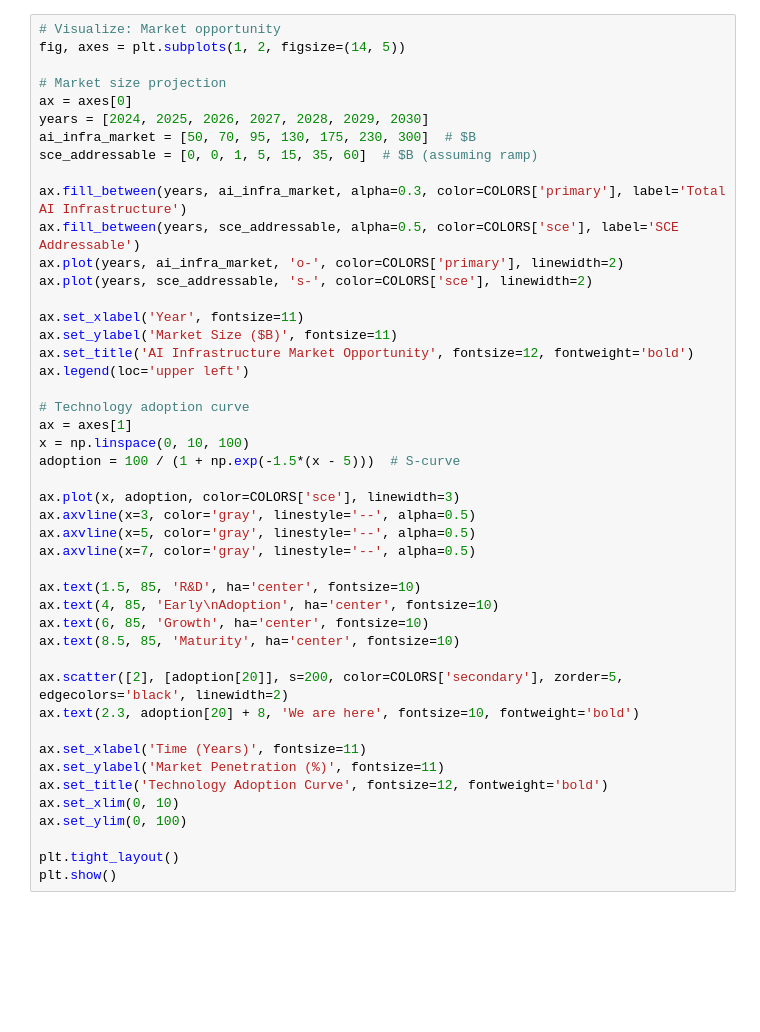
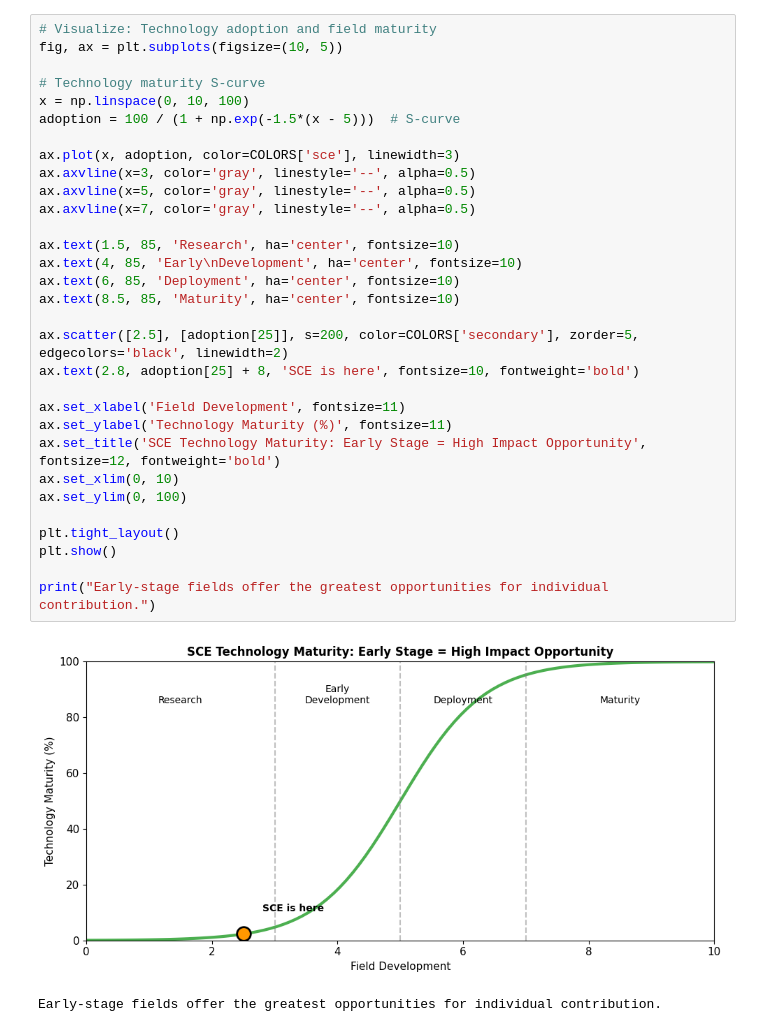
Before and after one commit to Adiabatic-Machines/sce-futures, a Jupyter notebook: notebooks/00_executive_overview.ipynb, the cells around one changed output. Saved outputs shown, nothing was run; the diff lists cells and outputs as text; blank space fills up the shorter version.

```diff
--- a/notebooks/00_executive_overview.ipynb
+++ b/notebooks/00_executive_overview.ipynb
@@ -562,49 +555,37 @@ And unlike incremental CMOS improvements, SCE offers a **defensible moat** based
 # %%
-# Visualize: Market opportunity
-fig, axes = plt.subplots(1, 2, figsize=(14, 5))
+# Visualize: Technology adoption and field maturity
+fig, ax = plt.subplots(figsize=(10, 5))
 
-# Market size projection
-ax = axes[0]
-years = [2024, 2025, 2026, 2027, 2028, 2029, 2030]
-ai_infra_market = [50, 70, 95, 130, 175, 230, 300]  # $B
-sce_addressable = [0, 0, 1, 5, 15, 35, 60]  # $B (assuming ramp)
-
-ax.fill_between(years, ai_infra_market, alpha=0.3, color=COLORS['primary'], label='Total AI Infrastructure')
-ax.fill_between(years, sce_addressable, alpha=0.5, color=COLORS['sce'], label='SCE Addressable')
-ax.plot(years, ai_infra_market, 'o-', color=COLORS['primary'], linewidth=2)
-ax.plot(years, sce_addressable, 's-', color=COLORS['sce'], linewidth=2)
-
-ax.set_xlabel('Year', fontsize=11)
-ax.set_ylabel('Market Size ($B)', fontsize=11)
-ax.set_title('AI Infrastructure Market Opportunity', fontsize=12, fontweight='bold')
-ax.legend(loc='upper left')
-
-# Technology adoption curve
-ax = axes[1]
+# Technology maturity S-curve
 x = np.linspace(0, 10, 100)
 adoption = 100 / (1 + np.exp(-1.5*(x - 5)))  # S-curve
 
 ax.plot(x, adoption, color=COLORS['sce'], linewidth=3)
 ax.axvline(x=3, color='gray', linestyle='--', alpha=0.5)
 ax.axvline(x=5, color='gray', linestyle='--', alpha=0.5)
 ax.axvline(x=7, color='gray', linestyle='--', alpha=0.5)
 
-ax.text(1.5, 85, 'R&D', ha='center', fontsize=10)
-ax.text(4, 85, 'Early\nAdoption', ha='center', fontsize=10)
-ax.text(6, 85, 'Growth', ha='center', fontsize=10)
+ax.text(1.5, 85, 'Research', ha='center', fontsize=10)
+ax.text(4, 85, 'Early\nDevelopment', ha='center', fontsize=10)
+ax.text(6, 85, 'Deployment', ha='center', fontsize=10)
 ax.text(8.5, 85, 'Maturity', ha='center', fontsize=10)
 
-ax.scatter([2], [adoption[20]], s=200, color=COLORS['secondary'], zorder=5, edgecolors='black', linewidth=2)
-ax.text(2.3, adoption[20] + 8, 'We are here', fontsize=10, fontweight='bold')
+ax.scatter([2.5], [adoption[25]], s=200, color=COLORS['secondary'], zorder=5, edgecolors='black', linewidth=2)
+ax.text(2.8, adoption[25] + 8, 'SCE is here', fontsize=10, fontweight='bold')
 
-ax.set_xlabel('Time (Years)', fontsize=11)
-ax.set_ylabel('Market Penetration (%)', fontsize=11)
-ax.set_title('Technology Adoption Curve', fontsize=12, fontweight='bold')
+ax.set_xlabel('Field Development', fontsize=11)
+ax.set_ylabel('Technology Maturity (%)', fontsize=11)
+ax.set_title('SCE Technology Maturity: Early Stage = High Impact Opportunity', fontsize=12, fontweight='bold')
 ax.set_xlim(0, 10)
 ax.set_ylim(0, 100)
 
 plt.tight_layout()
 plt.show()
+
+print("Early-stage fields offer the greatest opportunities for individual contribution.")
+# %% [output]
+[figure, added]
+Early-stage fields offer the greatest opportunities for individual contribution.
 # %% [markdown]
 ---
 <a id="8-takeaways"></a>
```
Also changed, not shown: parts of 16 cells of this notebook, 4 other files.
